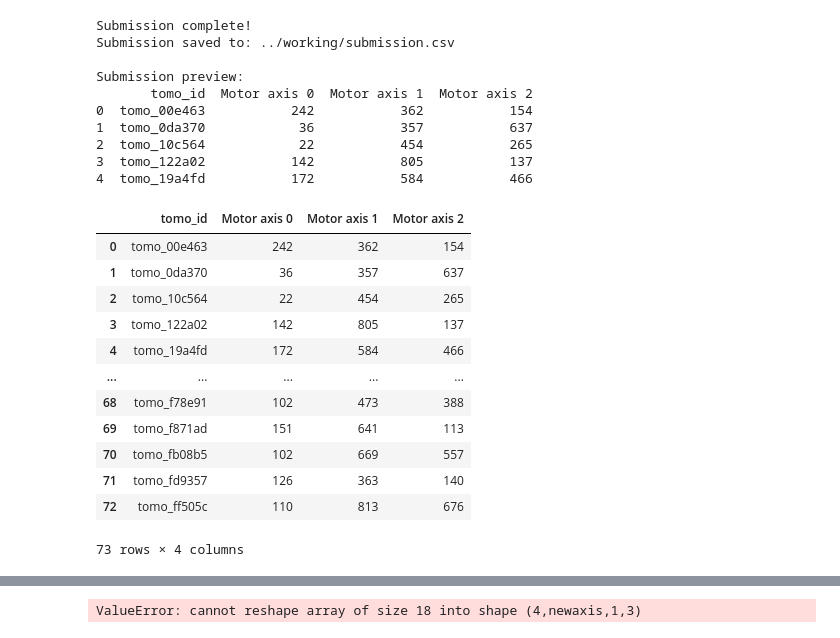
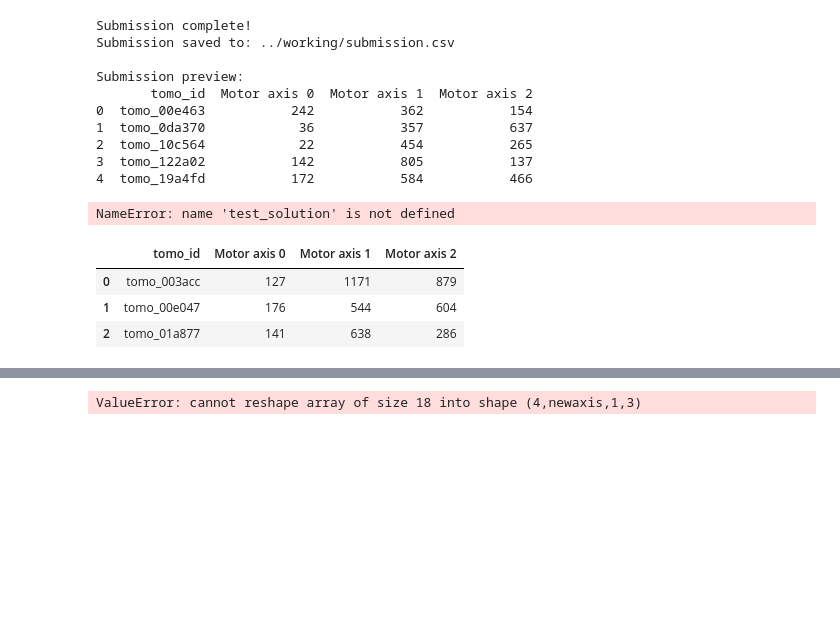
Before and after one commit to gaetanDubuc/byu-competition, a Jupyter notebook: notebooks/evaluate.ipynb, the cells around one changed output, grey strips where cells are left out. Cells and saved outputs as stored; diff of their text form; code cells hidden in the pictures; blank space fills up the shorter version.

```diff
--- a/notebooks/evaluate.ipynb
+++ b/notebooks/evaluate.ipynb
@@ -387,23 +385,31 @@ def score(
         solution["Has motor"].values, predictions, beta=beta
     )
     return s
+# %%
+test_submission = pd.read_csv("../working/submission.csv")
+test_submission
+
+score(
+    solution=test_solution,
+    submission=test_submission,
+    min_radius=1000,
+    beta=2,
+)
+# %% [output]
+NameError: name 'test_solution' is not defined
 # %%
-valid_solution = pd.read_csv("../working/submission.csv")
-valid_solution
+valid_submission = pd.read_csv("../working/submission.csv")
+
+score(
+    valid_submission,
+    min_radius=1000,
+    beta=2,
+)
 # %% [output]
 |  | tomo_id | Motor axis 0 | Motor axis 1 | Motor axis 2 |
-| 0 | tomo_00e463 | 242 | 362 | 154 |
-| 1 | tomo_0da370 | 36 | 357 | 637 |
-| 2 | tomo_10c564 | 22 | 454 | 265 |
-| 3 | tomo_122a02 | 142 | 805 | 137 |
-| 4 | tomo_19a4fd | 172 | 584 | 466 |
-| ... | ... | ... | ... | ... |
-| 68 | tomo_f78e91 | 102 | 473 | 388 |
-| 69 | tomo_f871ad | 151 | 641 | 113 |
-| 70 | tomo_fb08b5 | 102 | 669 | 557 |
-| 71 | tomo_fd9357 | 126 | 363 | 140 |
-| 72 | tomo_ff505c | 110 | 813 | 676 |
+| 0 | tomo_003acc | 127 | 1171 | 879 |
+| 1 | tomo_00e047 | 176 | 544 | 604 |
+| 2 | tomo_01a877 | 141 | 638 | 286 |
-73 rows × 4 columns
 # %%
 ground_truth = pd.read_csv("../input/train_labels.csv")
 ground_truth = ground_truth.loc[
```
Also changed, not shown: parts of 10 cells of this notebook, 4 other files.
